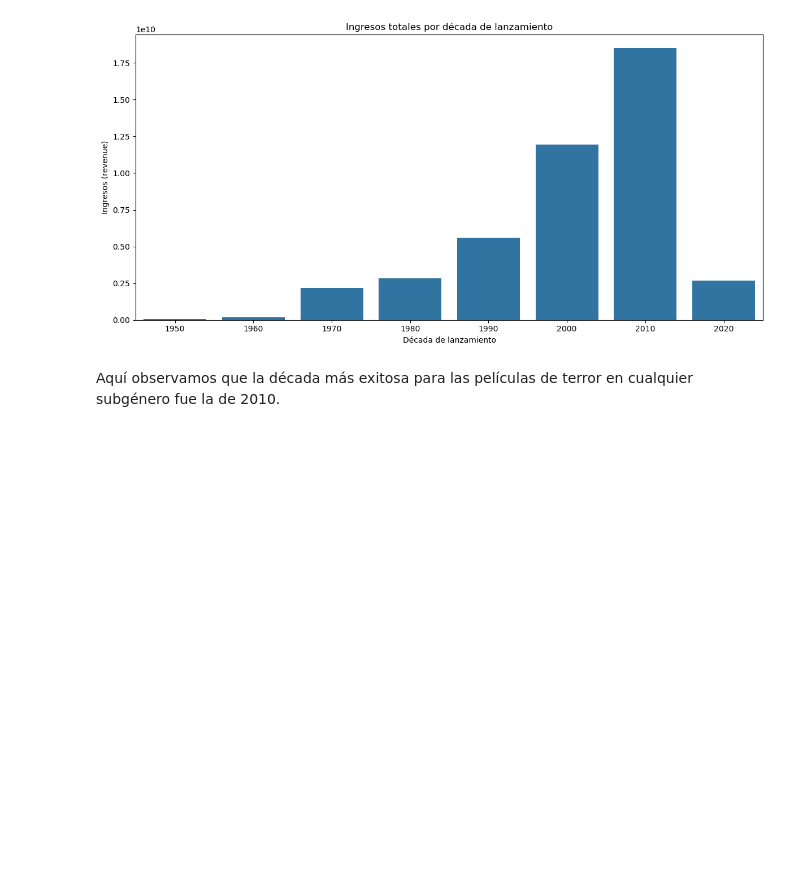
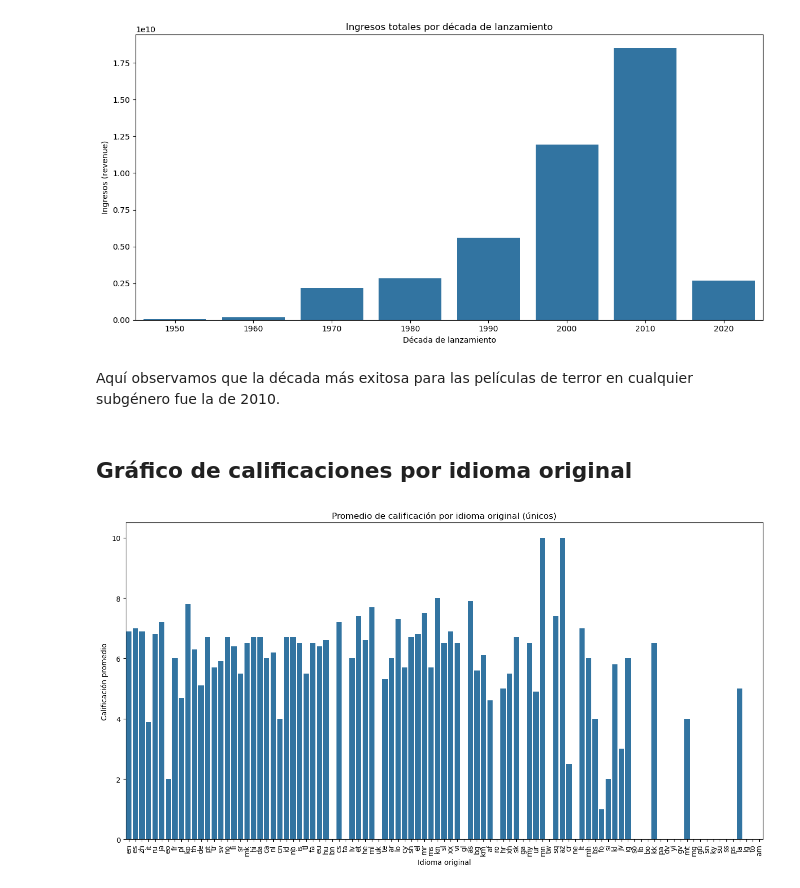
Before and after one commit to pomaremiliano/TI3001C, a Jupyter notebook: Graficas/Seaborn/Parte 2 Act 5.3.2.ipynb, the cells around one changed output. Drawn from its saved outputs; the diff is of its cells as text; code cells hidden in the pictures; blank space fills up the shorter version.

```diff
--- a/Graficas/Seaborn/Parte 2 Act 5.3.2.ipynb
+++ b/Graficas/Seaborn/Parte 2 Act 5.3.2.ipynb
@@ -41,5 +61,16 @@ plt.show()
 [figure]
 # %% [markdown]
 Aquí observamos que la década más exitosa para las películas de terror en cualquier subgénero fue la de 2010.
-# %% [markdown]
-##
+# %% [markdown]
+## Gráfico de calificaciones por idioma original
+# %%
+unique_lang = df.drop_duplicates(subset='original_language')
+plt.figure(figsize=(16, 8))
+sns.barplot(data=unique_lang, x='original_language', y='vote_average')
+plt.title('Promedio de calificación por idioma original (únicos)')
+plt.xlabel('Idioma original')
+plt.ylabel('Calificación promedio')
+plt.xticks(rotation=90)
+plt.show()
+# %% [output]
+[figure, added]
```
Also changed, not shown: parts of 3 cells of this notebook.
